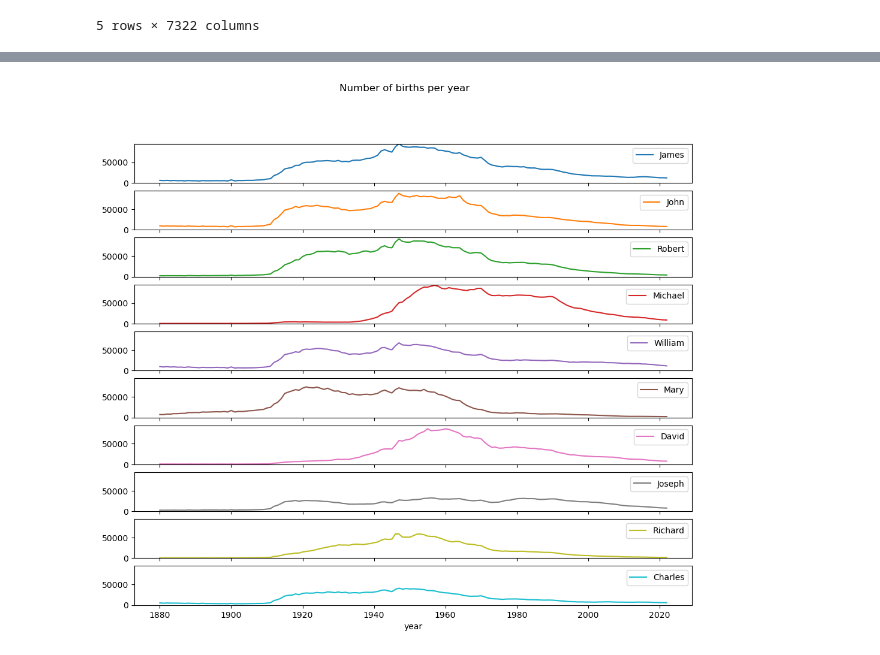
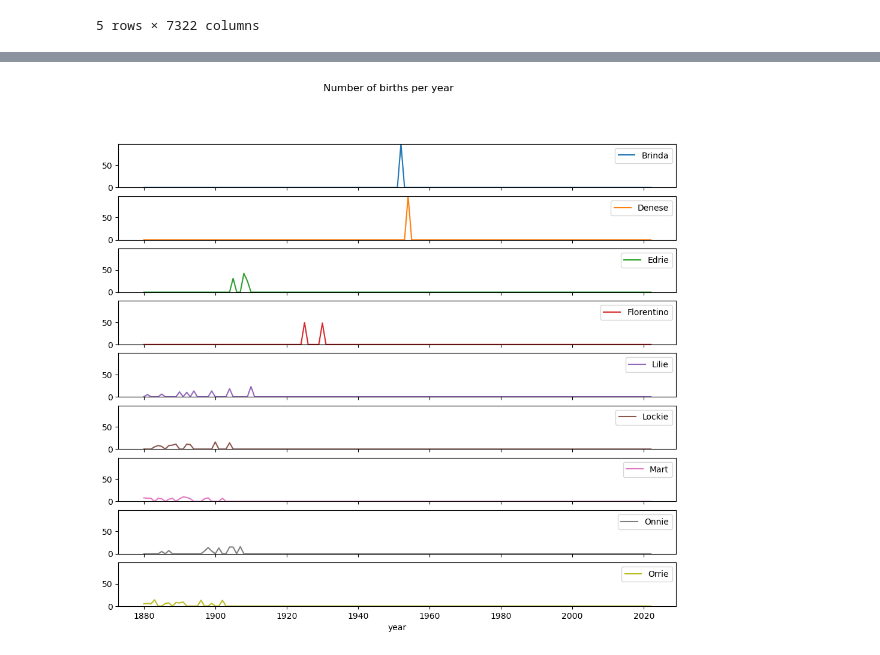
Before and after one commit to seggy1211/py-for-DA, a Jupyter notebook: Us baby names/US Baby Name.ipynb, the cells around one changed output, grey strips where cells are left out. Drawn from its saved outputs; the diff is of its cells as text; code cells hidden in the pictures.

Commit message:
More graphs

```diff
--- a/Us baby names/US Baby Name.ipynb
+++ b/Us baby names/US Baby Name.ipynb
@@ -97,7 +97,7 @@ Analyzing Naming Trends
 boys = top1000[top1000.sex == 'M']
 girls = top1000[top1000.sex == 'F']
 # %%
-total_births = top1000.pivot_table(index='year', columns='name', values='births', aggfunc=sum).fillna(0)
+total_births = top1000.pivot_table(index='year', columns='name', values='births', aggfunc='sum').fillna(0) # aggfunc='sum' must be string
 total_births.head()
 # %% [output]
 | name | Aaden | Aadhya | Aaliyah | Aanya | Aarav | Aarna | Aaron | Aarush | Aarya | Aayan | ... | ... |
@@ -118,13 +140,11 @@ ax = total_births.iloc[: , :y].plot(subplots=True, figsize=(12,10), grid=False,
 # %%
-# showing based on number
-filtered_total_births = total_births.loc[:, total_births.sum(axis=0) > 2000000]
-sorted_filtered_total_births = filtered_total_births[filtered_total_births.columns[filtered_total_births.sum() > 2000000]].sum().sort_values(ascending=False)
-sorted_filtered_total_births[0:10]
-filtered_total_births = filtered_total_births[sorted_filtered_total_births[0:10].index]
+# plotting based on specific number of instances
+numb = 1000
+filtered_total_births = total_births.loc[:, (total_births.sum(axis=0) < 100) & (total_births.sum(axis=0) > 95)]
 filtered_total_births
 # x = 20
 # y = 10
 max_value= filtered_total_births.iloc[: , :].values.max()
 ax = filtered_total_births.iloc[: , :].plot(subplots=True, figsize=(12,10), grid=False, title='Number of births per year', sharex=True, ylim=(0, max_value))
 # %% [output]
-[figure, old version]
+[figure, new version]
```
Also changed, not shown: parts of 5 cells of this notebook.
